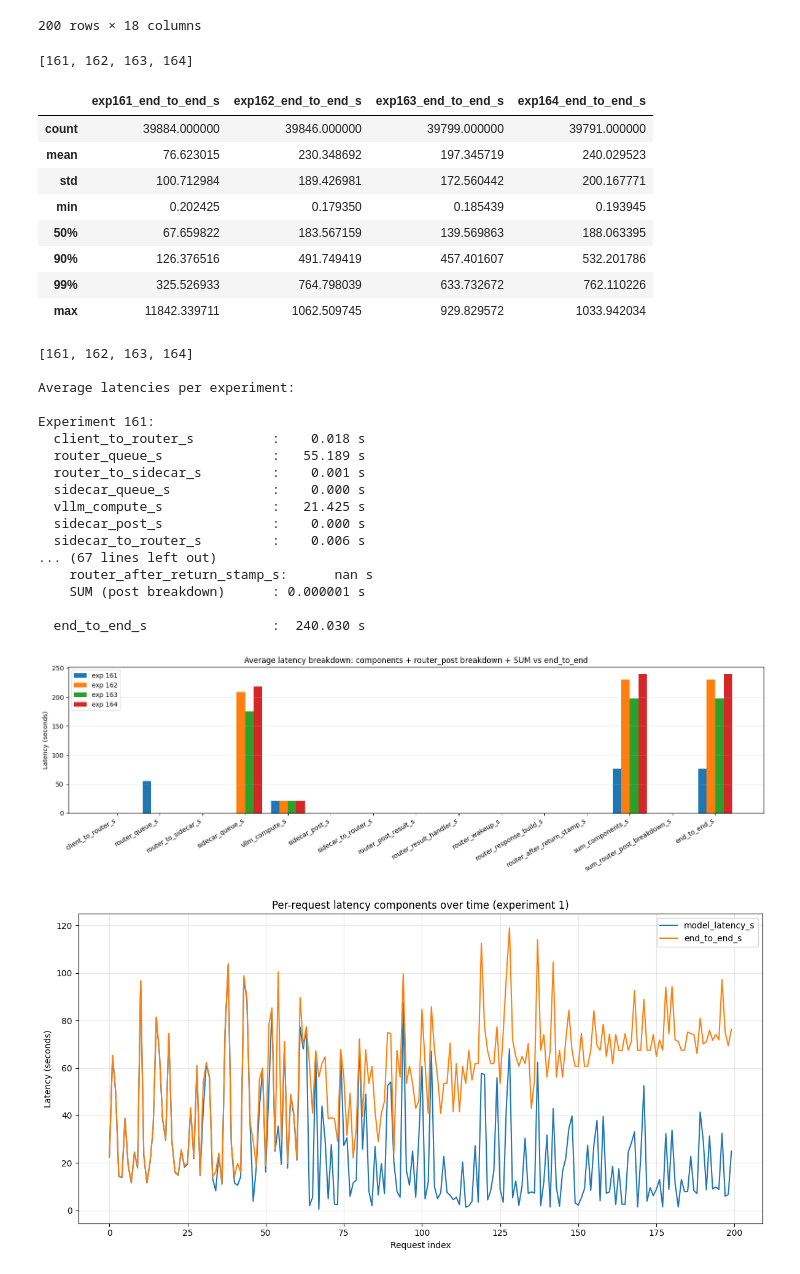
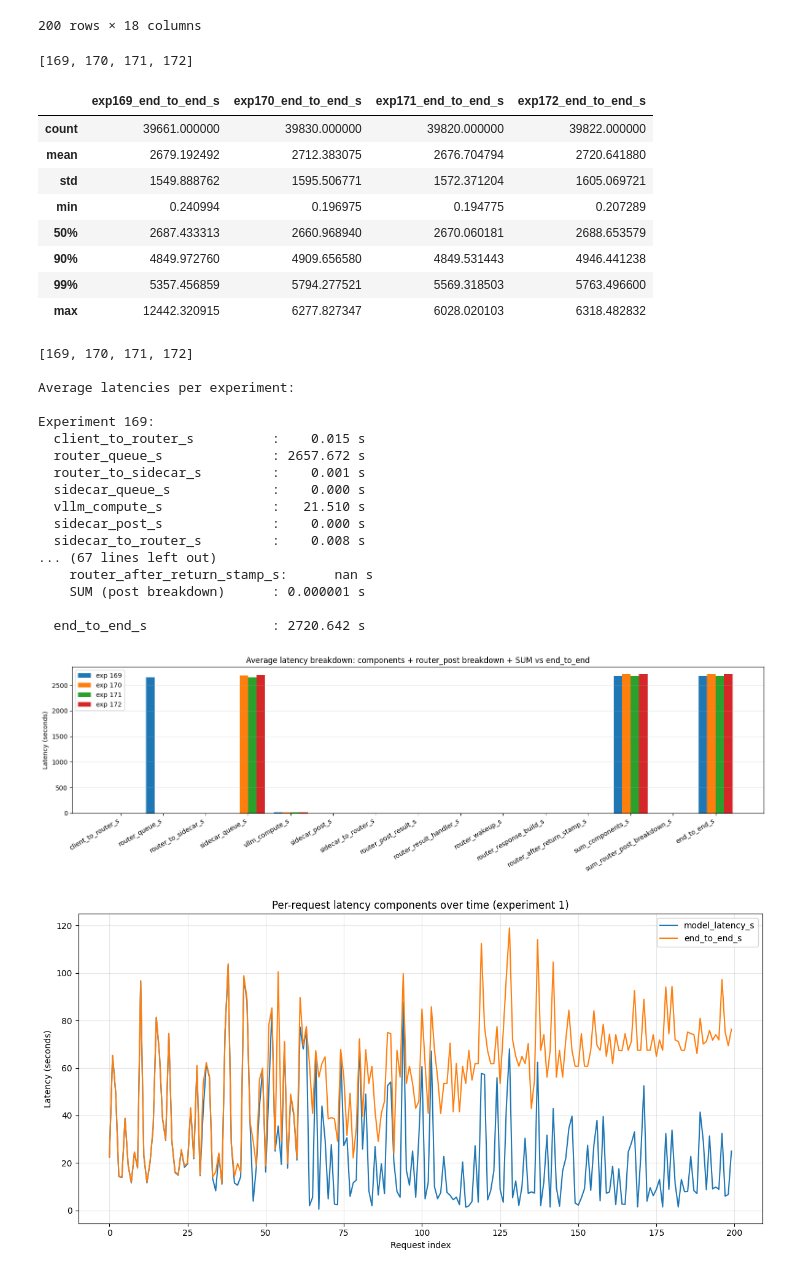
Before and after one commit to immengzi/LLM-LA, a Jupyter notebook: microservice/analysis.ipynb, the cells around one changed output. Cells and saved outputs as stored; diff of their text form; code cells hidden in the pictures.

```diff
--- a/microservice/analysis.ipynb
+++ b/microservice/analysis.ipynb
@@ -47,7 +47,7 @@ import pandas as pd
 
 # ---- choose experiments ----
 # choose which series you want
-series_ids = [40]
+series_ids = [42]
 
 experiments = experiments_from_series(series_ids)
 
@@ -81,16 +81,16 @@ comparison = pd.concat(summaries, axis=1)
 
 comparison
 # %% [output]
-[161, 162, 163, 164]
+[169, 170, 171, 172]
-|  | exp161_end_to_end_s | exp162_end_to_end_s | exp163_end_to_end_s | exp164_end_to_end_s |
-| count | 39884.000000 | 39846.000000 | 39799.000000 | 39791.000000 |
-| mean | 76.623015 | 230.348692 | 197.345719 | 240.029523 |
-| std | 100.712984 | 189.426981 | 172.560442 | 200.167771 |
-| min | 0.202425 | 0.179350 | 0.185439 | 0.193945 |
-| 50% | 67.659822 | 183.567159 | 139.569863 | 188.063395 |
-| 90% | 126.376516 | 491.749419 | 457.401607 | 532.201786 |
-| 99% | 325.526933 | 764.798039 | 633.732672 | 762.110226 |
-| max | 11842.339711 | 1062.509745 | 929.829572 | 1033.942034 |
+|  | exp169_end_to_end_s | exp170_end_to_end_s | exp171_end_to_end_s | exp172_end_to_end_s |
+| count | 39661.000000 | 39830.000000 | 39820.000000 | 39822.000000 |
+| mean | 2679.192492 | 2712.383075 | 2676.704794 | 2720.641880 |
+| std | 1549.888762 | 1595.506771 | 1572.371204 | 1605.069721 |
+| min | 0.240994 | 0.196975 | 0.194775 | 0.207289 |
+| 50% | 2687.433313 | 2660.968940 | 2670.060181 | 2688.653579 |
+| 90% | 4849.972760 | 4909.656580 | 4849.531443 | 4946.441238 |
+| 99% | 5357.456859 | 5794.277521 | 5569.318503 | 5763.496600 |
+| max | 12442.320915 | 6277.827347 | 6028.020103 | 6318.482832 |
 # %%
 from experiment_analysis import load_experiment_latencies
 import matplotlib.pyplot as plt
@@ -98,7 +98,7 @@ import numpy as np
 
 # ---- choose experiments ----
 # choose which series you want
-series_ids = [40]
+series_ids = [42]
 
 experiments = experiments_from_series(series_ids)
 
@@ -117,7 +117,7 @@ component_cols = [
     "router_post_result_s",
 ]
 
-# NEW: router post-result breakdown (should sum ~ router_post_result_s when present)
+# router post-result breakdown (should sum ~ router_post_result_s when present)
 router_post_breakdown_cols = [
     "router_result_handler_s",     # time spent inside /result handler (very small normally)
     "router_wakeup_s",             # waiter unblocked -> wait_for_result returns
@@ -125,7 +125,7 @@ router_post_breakdown_cols = [
     "router_after_return_stamp_s", # any last stamp after response object prepared (if you keep it)
 ]
 
-# NEW: extra checkpoints (if you want them visible as standalone columns too)
+# extra checkpoints (if you want them visible as standalone columns too)
 # (These are timestamps in trace, not *_s metrics; only include if your loader exposes them as *_s already.)
 # Keep this empty unless your load_experiment_latencies() converts them to seconds metrics.
 extra_component_cols = [
@@ -213,41 +213,41 @@ width = 0.8 / len(experiments)
 
 plt.figure(figsize=(16, 5))
 
 for i, exp_id in enumerate(experiments):
     vals = [avg_by_exp[exp_id].get(k, np.nan) for k in labels]
     plt.bar(x + i * width, vals, width, label=f"exp {exp_id}")
 
 plt.xticks(
     x + width * (len(experiments) - 1) / 2,
     labels,
     rotation=30,
     ha="right"
 )
 plt.ylabel("Latency (seconds)")
 plt.title("Average latency breakdown: components + router_post breakdown + SUM vs end_to_end")
 plt.legend()
 plt.grid(axis="y", alpha=0.3)
 plt.tight_layout()
 plt.show()
 # %% [output]
-[161, 162, 163, 164]
+[169, 170, 171, 172]
 
 Average latencies per experiment:
 
-Experiment 161:
-  client_to_router_s          :    0.018 s
-  router_queue_s              :   55.189 s
+Experiment 169:
+  client_to_router_s          :    0.015 s
+  router_queue_s              : 2657.672 s
   router_to_sidecar_s         :    0.001 s
   sidecar_queue_s             :    0.000 s
-  vllm_compute_s              :   21.425 s
+  vllm_compute_s              :   21.510 s
   sidecar_post_s              :    0.000 s
-  sidecar_to_router_s         :    0.006 s
+  sidecar_to_router_s         :    0.008 s
 ... (67 lines left out)
     router_after_return_stamp_s:      nan s
     SUM (post breakdown)      : 0.000001 s
 
-  end_to_end_s                :  240.030 s
+  end_to_end_s                : 2720.642 s
-[figure, old version]
+[figure, new version]
 # %%
 from experiment_analysis import load_experiment_latencies
 import matplotlib.pyplot as plt
```
Also changed, not shown: parts of 8 cells of this notebook, 38 other files.
